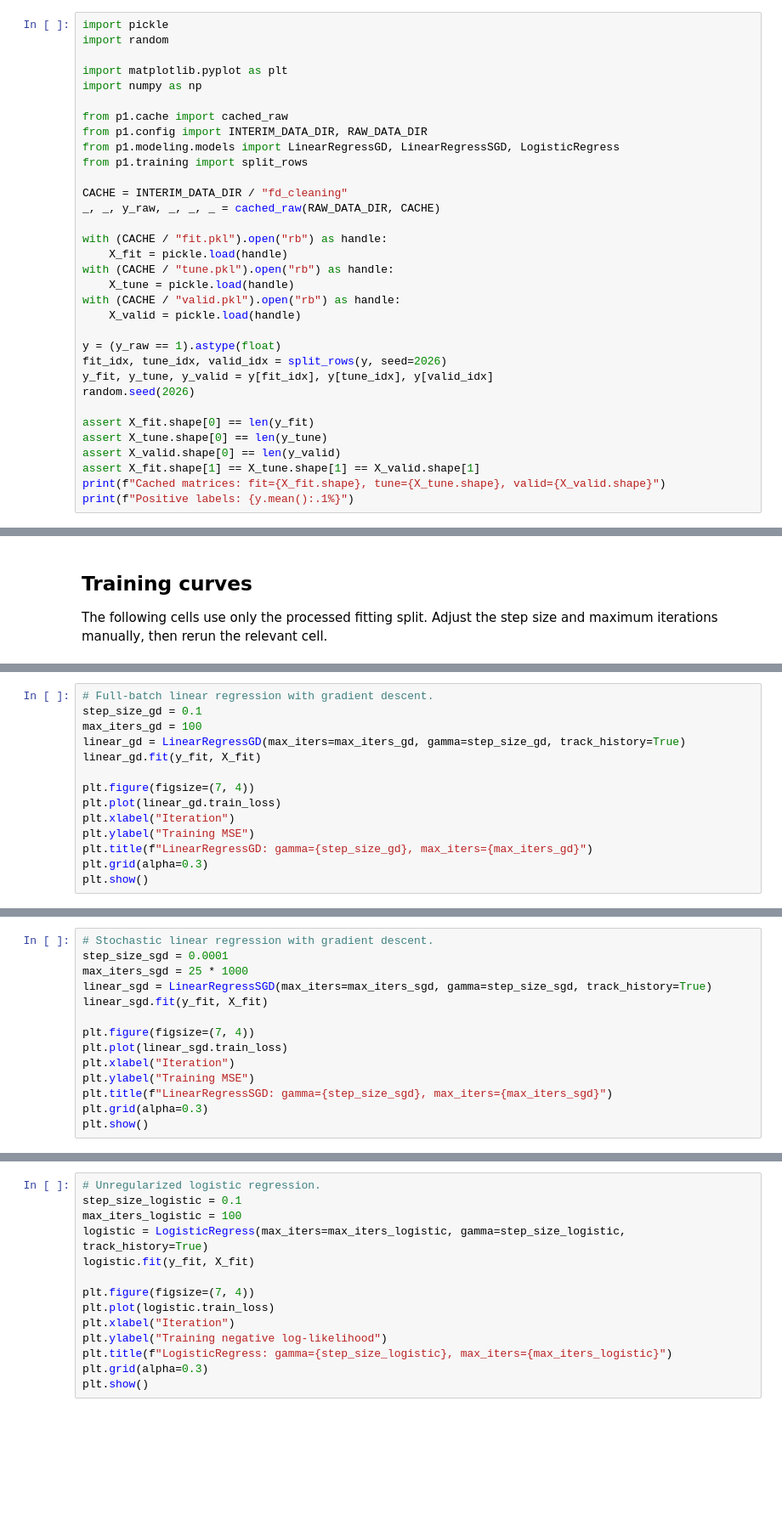
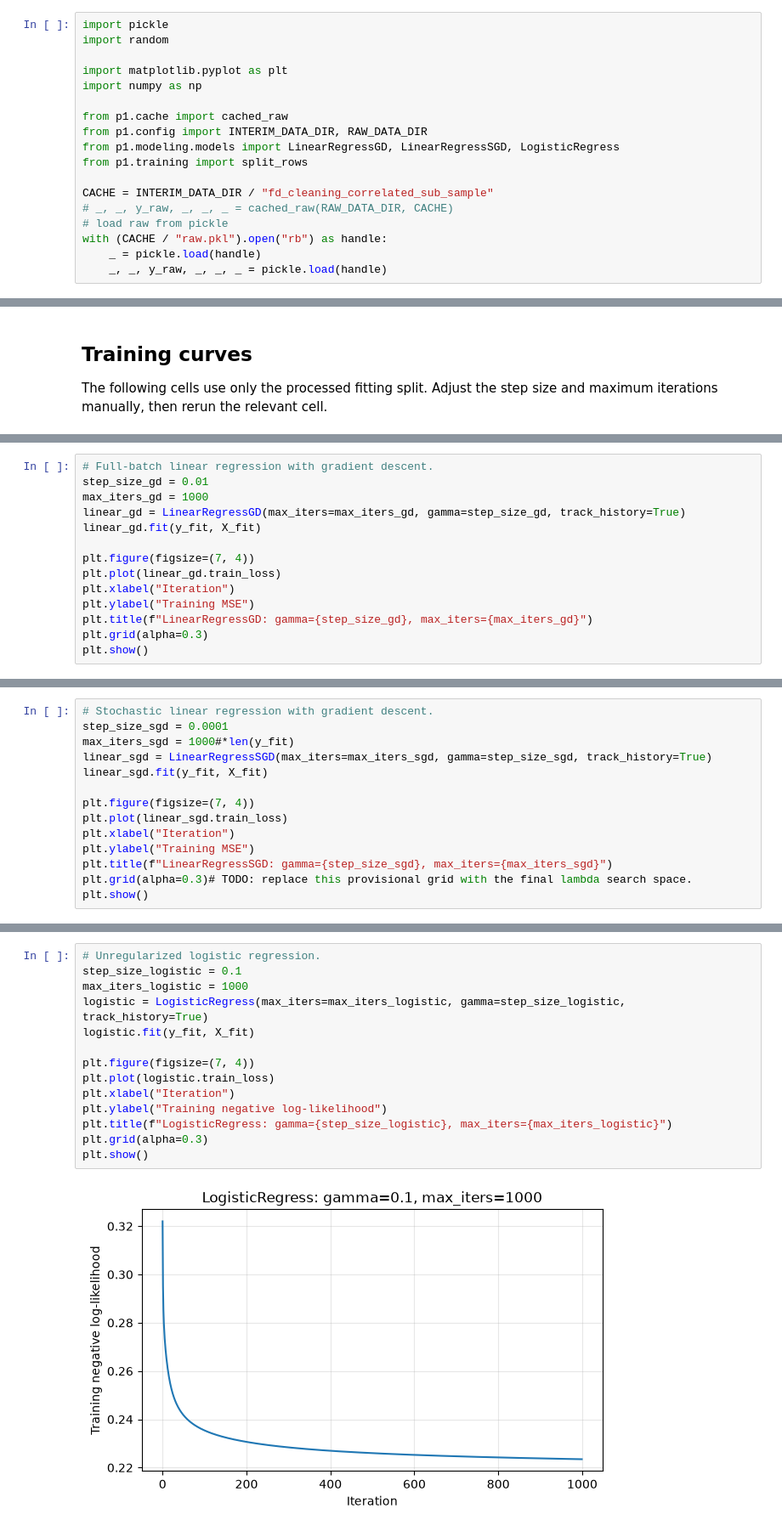
Before and after one commit to maciejjalocha/epfl_ml_p1, a Jupyter notebook: notebooks/compare_models.ipynb, the cells around one changed output, grey strips where cells are left out. Shown at 85% size. Saved outputs shown, nothing was run; the diff lists cells and outputs as text; blank space fills up the shorter version.

```diff
--- a/notebooks/compare_models.ipynb
+++ b/notebooks/compare_models.ipynb
@@ -38,24 +38,9 @@ from p1.config import INTERIM_DATA_DIR, RAW_DATA_DIR
 from p1.modeling.models import LinearRegressGD, LinearRegressSGD, LogisticRegress
 from p1.training import split_rows
 
-CACHE = INTERIM_DATA_DIR / "fd_cleaning"
-_, _, y_raw, _, _, _ = cached_raw(RAW_DATA_DIR, CACHE)
-
-with (CACHE / "fit.pkl").open("rb") as handle:
-    X_fit = pickle.load(handle)
-with (CACHE / "tune.pkl").open("rb") as handle:
-    X_tune = pickle.load(handle)
-with (CACHE / "valid.pkl").open("rb") as handle:
-    X_valid = pickle.load(handle)
-
-y = (y_raw == 1).astype(float)
-fit_idx, tune_idx, valid_idx = split_rows(y, seed=2026)
-y_fit, y_tune, y_valid = y[fit_idx], y[tune_idx], y[valid_idx]
-random.seed(2026)
-
-assert X_fit.shape[0] == len(y_fit)
-assert X_tune.shape[0] == len(y_tune)
-assert X_valid.shape[0] == len(y_valid)
-assert X_fit.shape[1] == X_tune.shape[1] == X_valid.shape[1]
-print(f"Cached matrices: fit={X_fit.shape}, tune={X_tune.shape}, valid={X_valid.shape}")
-print(f"Positive labels: {y.mean():.1%}")
+CACHE = INTERIM_DATA_DIR / "fd_cleaning_correlated_sub_sample"
+# _, _, y_raw, _, _, _ = cached_raw(RAW_DATA_DIR, CACHE)
+# load raw from pickle
+with (CACHE / "raw.pkl").open("rb") as handle:
+    _ = pickle.load(handle)
+    _, _, y_raw, _, _, _ = pickle.load(handle)
@@ -78,7 +79,7 @@ Dense matrices: fit=(262508, 3809), tune=(32813, 3809), valid=(32814, 3809)
 # %%
 # Full-batch linear regression with gradient descent.
-step_size_gd = 0.1
-max_iters_gd = 100
+step_size_gd = 0.01
+max_iters_gd = 1000
 linear_gd = LinearRegressGD(max_iters=max_iters_gd, gamma=step_size_gd, track_history=True)
 linear_gd.fit(y_fit, X_fit)
 
@@ -92,7 +97,7 @@ plt.show()
 # %%
 # Stochastic linear regression with gradient descent.
 step_size_sgd = 0.0001
-max_iters_sgd = 25 * 1000
+max_iters_sgd = 1000#*len(y_fit)
 linear_sgd = LinearRegressSGD(max_iters=max_iters_sgd, gamma=step_size_sgd, track_history=True)
 linear_sgd.fit(y_fit, X_fit)
 
@@ -101,5 +106,5 @@ plt.plot(linear_sgd.train_loss)
 plt.xlabel("Iteration")
 plt.ylabel("Training MSE")
 plt.title(f"LinearRegressSGD: gamma={step_size_sgd}, max_iters={max_iters_sgd}")
-plt.grid(alpha=0.3)
+plt.grid(alpha=0.3)# TODO: replace this provisional grid with the final lambda search space.
 plt.show()
@@ -106,14 +113,16 @@ plt.show()
 # %%
 # Unregularized logistic regression.
 step_size_logistic = 0.1
-max_iters_logistic = 100
+max_iters_logistic = 1000
 logistic = LogisticRegress(max_iters=max_iters_logistic, gamma=step_size_logistic, track_history=True)
 logistic.fit(y_fit, X_fit)
 
 plt.figure(figsize=(7, 4))
 plt.plot(logistic.train_loss)
 plt.xlabel("Iteration")
 plt.ylabel("Training negative log-likelihood")
 plt.title(f"LogisticRegress: gamma={step_size_logistic}, max_iters={max_iters_logistic}")
 plt.grid(alpha=0.3)
 plt.show()
+# %% [output]
+[figure, added]
```
Also changed, not shown: parts of 60 cells of this notebook, 16 other files.
